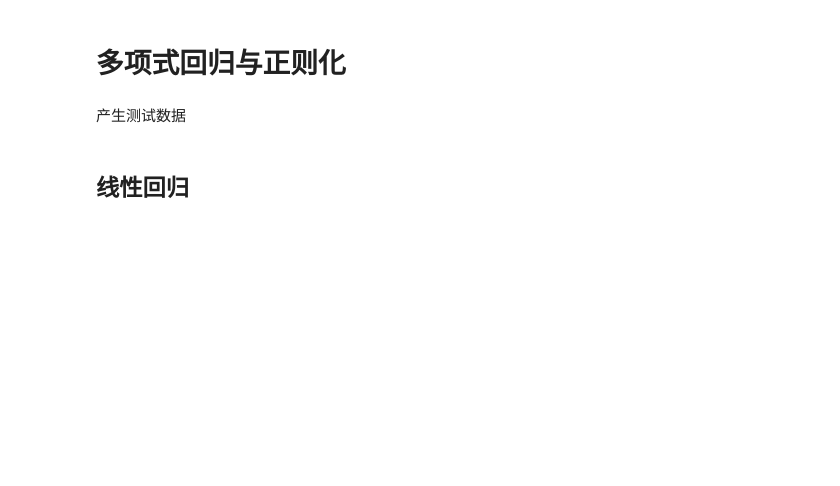
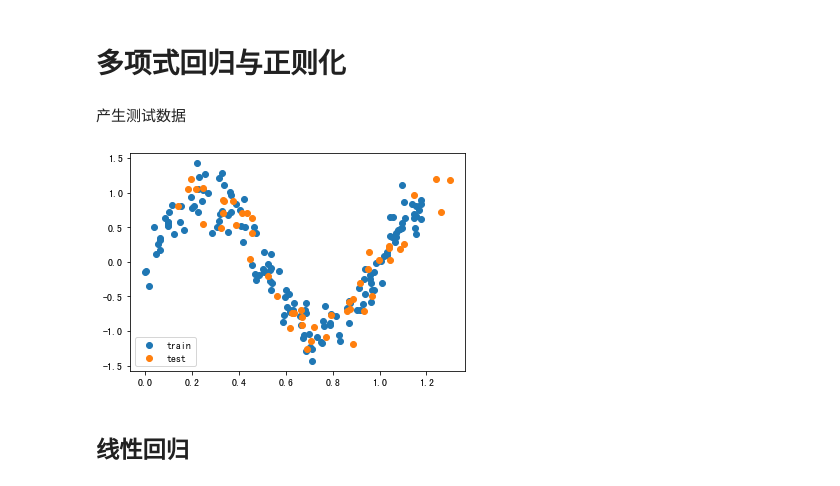
Before and after one commit to alphajayGithub/ai.online, a Jupyter notebook: source/sample_ml/Chapter02/2-2 正则化.ipynb, the cells around one changed output. Cells and saved outputs as stored; diff of their text form; code cells hidden in the pictures; blank space fills up the shorter version.

```diff
--- a/source/sample_ml/Chapter02/2-2 正则化.ipynb
+++ b/source/sample_ml/Chapter02/2-2 正则化.ipynb
@@ -5,21 +5,24 @@
 # %%
 import numpy as np
 from sklearn.preprocessing import PolynomialFeatures
 from sklearn.linear_model import Ridge
 from sklearn.metrics import mean_squared_error
 import matplotlib.pyplot as plt
 
-train_size = 90
-test_size = 30
+train_size = 150
+test_size = 50
 train_X = np.random.uniform(low=0, high=1.2, size=train_size)
 test_X = np.random.uniform(low=0.1, high=1.3, size=test_size)
 train_y = np.sin(train_X * 2 * np.pi) + np.random.normal(0, 0.2, train_size)
 test_y = np.sin(test_X * 2 * np.pi) + np.random.normal(0, 0.2, test_size)
 # y=sin(2Pi x)+高斯分布随机数
 
 plt.scatter(train_X,train_y,label="train")
 plt.scatter(test_X,test_y,label="test")
 plt.legend()
+plt.show()
+# %% [output]
+[figure, added]
 # %% [markdown]
 ## 线性回归
 # %%
```
Also changed, not shown: parts of 4 cells of this notebook, 1 other file.
